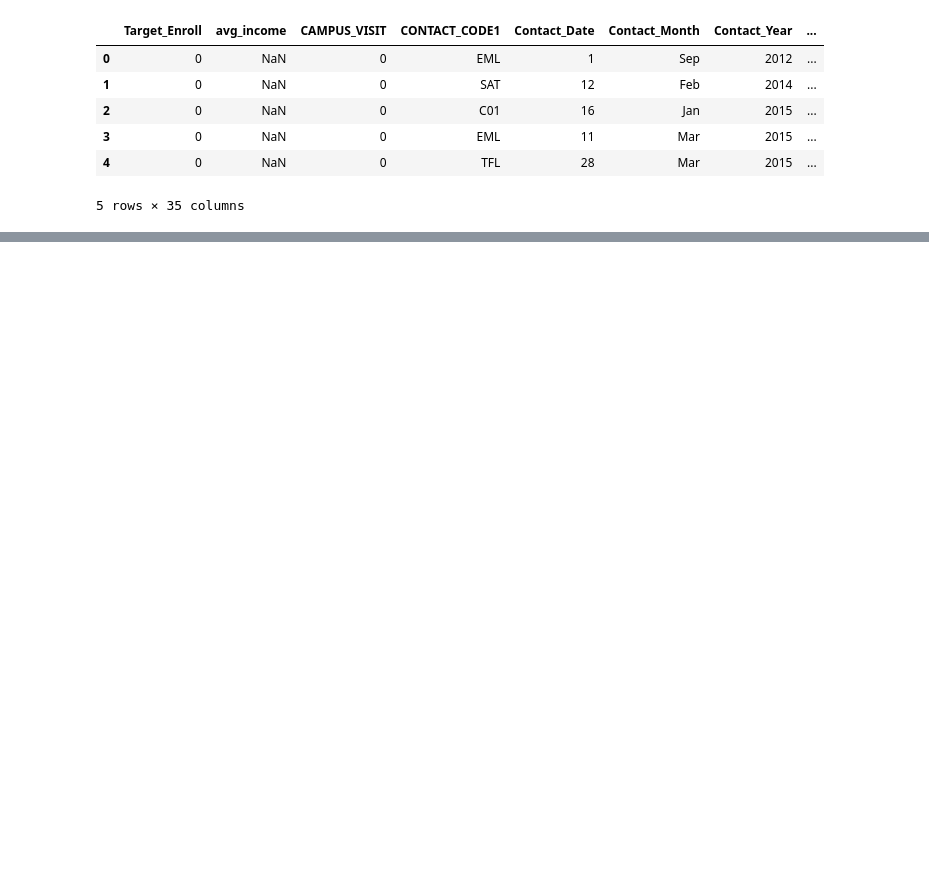
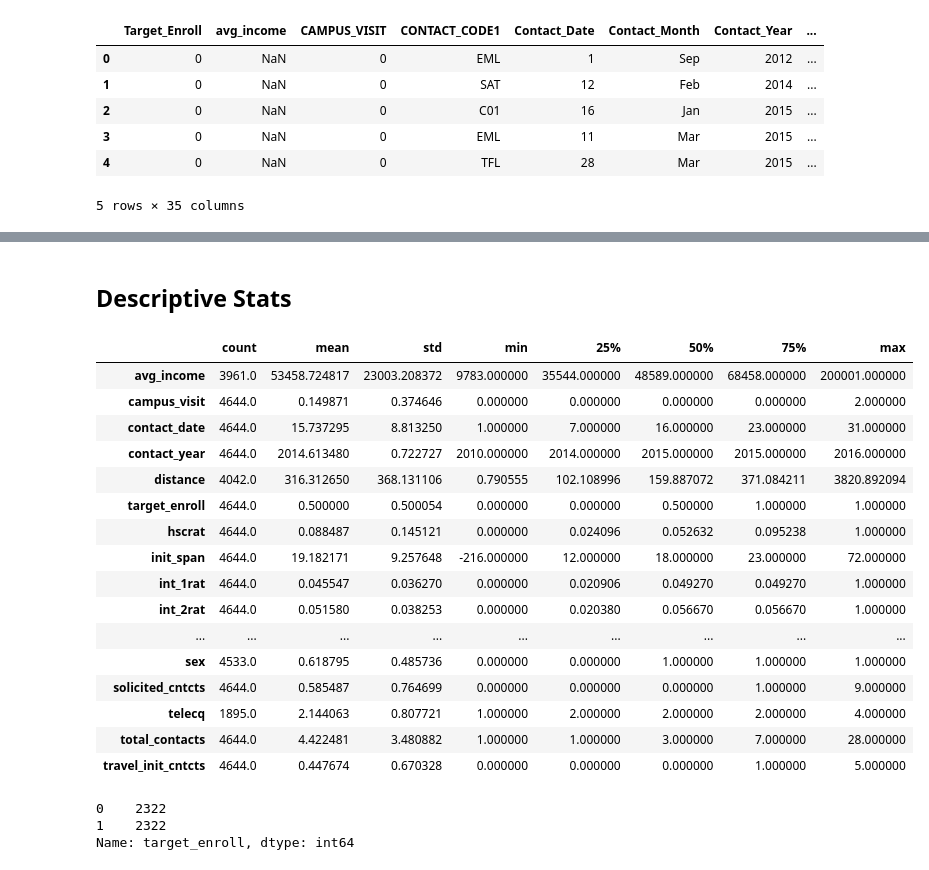
Before and after one commit to 0Architectus0/BAN5753_EX12, a Jupyter notebook: script/EX_12_RodriguezVincent.ipynb, the cells around one changed output, grey strips where cells are left out. Cells and saved outputs as stored; diff of their text form; code cells hidden in the pictures; blank space fills up the shorter version.

```diff
--- a/script/EX_12_RodriguezVincent.ipynb
+++ b/script/EX_12_RodriguezVincent.ipynb
@@ -42,0 +57,7 @@ enroll.head()
+# %%
+enroll_dict = pd.read_csv("data/data_dictionary.csv")
+named = enroll_dict.set_index('Column_Name').T.head()
+
+# Clean up column names
+from skimpy import clean_columns
+named_renamed = clean_columns(named)
@@ -42,0 +66,3 @@ enroll.head()
+# %%
+selected_cols = named_renamed.columns.tolist()
+selected_cols
@@ -42,0 +107,9 @@ enroll.head()
+# %%
+# Dropping irschoool as well per the instructions
+enroll_reduced = enroll_renamed[selected_cols].drop("irschool", axis='columns')
+
+# Original shape
+print("Raw:",enroll_renamed.shape)
+
+# Remove junk columns
+print("Reduced:",enroll_reduced.shape)
@@ -42,0 +156,28 @@ enroll.head()
+# %% [markdown]
+## Descriptive Stats
+# %%
+enroll_reduced.describe().transpose()
+# %% [output]
+|  | count | mean | std | min | 25% | 50% | 75% | max |
+| avg_income | 3961.0 | 53458.724817 | 23003.208372 | 9783.000000 | 35544.000000 | 48589.000000 | 68458.000000 | 200001.000000 |
+| campus_visit | 4644.0 | 0.149871 | 0.374646 | 0.000000 | 0.000000 | 0.000000 | 0.000000 | 2.000000 |
+| contact_date | 4644.0 | 15.737295 | 8.813250 | 1.000000 | 7.000000 | 16.000000 | 23.000000 | 31.000000 |
+| contact_year | 4644.0 | 2014.613480 | 0.722727 | 2010.000000 | 2014.000000 | 2015.000000 | 2015.000000 | 2016.000000 |
+| distance | 4042.0 | 316.312650 | 368.131106 | 0.790555 | 102.108996 | 159.887072 | 371.084211 | 3820.892094 |
+| target_enroll | 4644.0 | 0.500000 | 0.500054 | 0.000000 | 0.000000 | 0.500000 | 1.000000 | 1.000000 |
+| hscrat | 4644.0 | 0.088487 | 0.145121 | 0.000000 | 0.024096 | 0.052632 | 0.095238 | 1.000000 |
+| init_span | 4644.0 | 19.182171 | 9.257648 | -216.000000 | 12.000000 | 18.000000 | 23.000000 | 72.000000 |
+| int_1rat | 4644.0 | 0.045547 | 0.036270 | 0.000000 | 0.020906 | 0.049270 | 0.049270 | 1.000000 |
+| int_2rat | 4644.0 | 0.051580 | 0.038253 | 0.000000 | 0.020380 | 0.056670 | 0.056670 | 1.000000 |
+| ... | ... | ... | ... | ... | ... | ... | ... | ... |
+| sex | 4533.0 | 0.618795 | 0.485736 | 0.000000 | 0.000000 | 1.000000 | 1.000000 | 1.000000 |
+| solicited_cntcts | 4644.0 | 0.585487 | 0.764699 | 0.000000 | 0.000000 | 0.000000 | 1.000000 | 9.000000 |
+| telecq | 1895.0 | 2.144063 | 0.807721 | 1.000000 | 2.000000 | 2.000000 | 2.000000 | 4.000000 |
+| total_contacts | 4644.0 | 4.422481 | 3.480882 | 1.000000 | 1.000000 | 3.000000 | 7.000000 | 28.000000 |
+| travel_init_cntcts | 4644.0 | 0.447674 | 0.670328 | 0.000000 | 0.000000 | 0.000000 | 1.000000 | 5.000000 |
+# %%
+enroll_renamed["target_enroll"].value_counts()
+# %% [output]
+0    2322
+1    2322
+Name: target_enroll, dtype: int64
```
Also changed, not shown: parts of 38 cells of this notebook, 1 other file.
